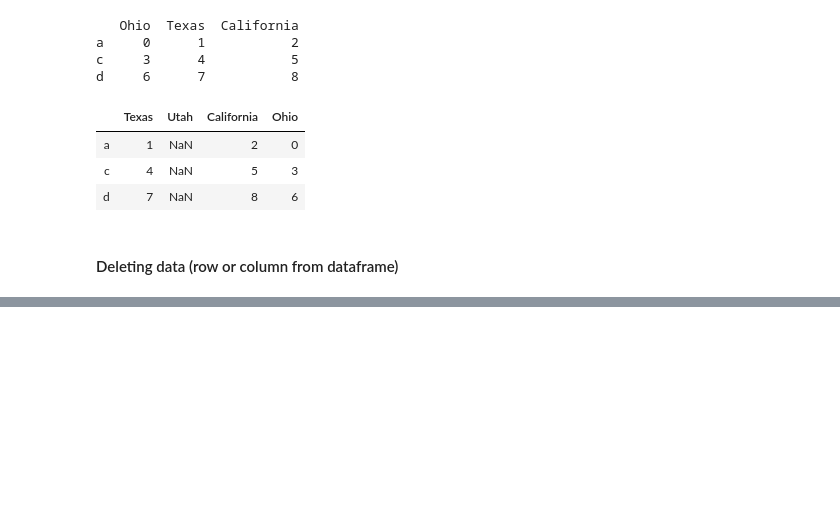
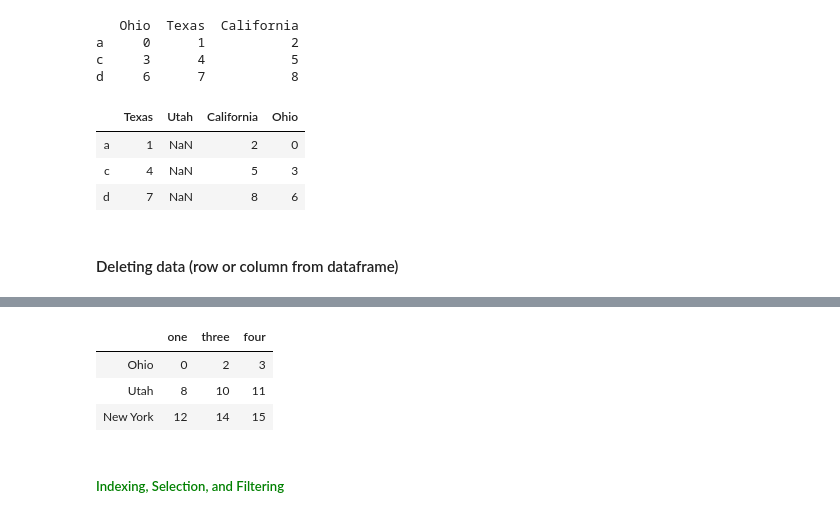
Before and after one commit to 1zulkifel/Data_science, a Jupyter notebook: Pandas_p.ipynb, the cells around one changed output, grey strips where cells are left out. Drawn from its saved outputs; the diff is of its cells as text; code cells hidden in the pictures; blank space fills up the shorter version.

```diff
--- a/Pandas_p.ipynb
+++ b/Pandas_p.ipynb
@@ -265,0 +291,16 @@ d     6      7           8
+# %%
+data_df = pd.DataFrame(np.arange(16).reshape((4, 4)),
+             index=['Ohio', 'Colorado', 'Utah', 'New York'],
+             columns=['one', 'two', 'three', 'four'])
+
+print(data_df, "\n")
+
+
+#You can drop values from the columns by passing axis=1
+#or axis='columns' :
+data_df = data_df.drop('two', axis=1)
+#data_df.drop('two', axis=1, inplace = True)
+print(data_df)
+
+# if i want to remove a row for example 'Colorado',
+# how can we do that
@@ -265,0 +319,11 @@ d     6      7           8
+# %%
+data_df=data_df.drop('Colorado' ,axis=0)#droping rows
+# %%
+data_df
+# %% [output]
+|  | one | three | four |
+| Ohio | 0 | 2 | 3 |
+| Utah | 8 | 10 | 11 |
+| New York | 12 | 14 | 15 |
+# %% [markdown]
+##### <font color ='green'>Indexing, Selection, and Filtering</font>
```
Also changed, not shown: parts of 13 cells of this notebook.
